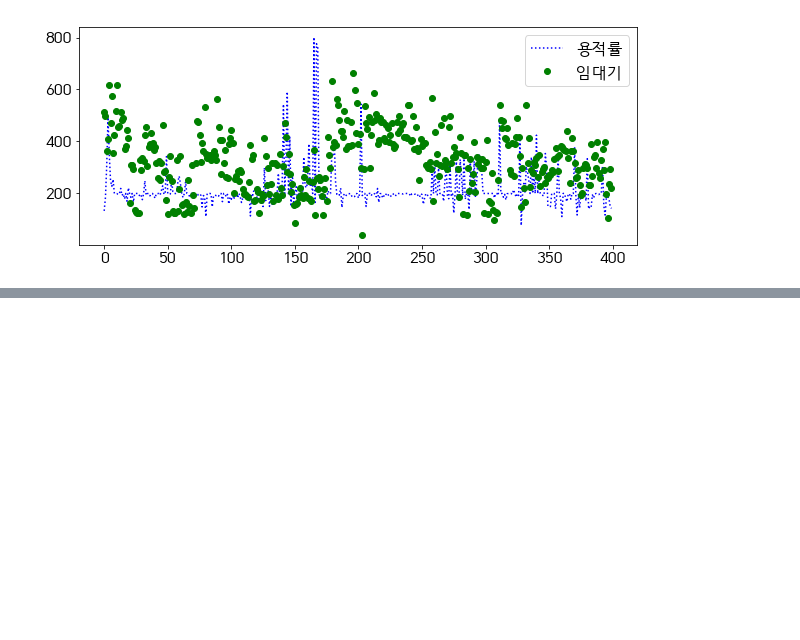
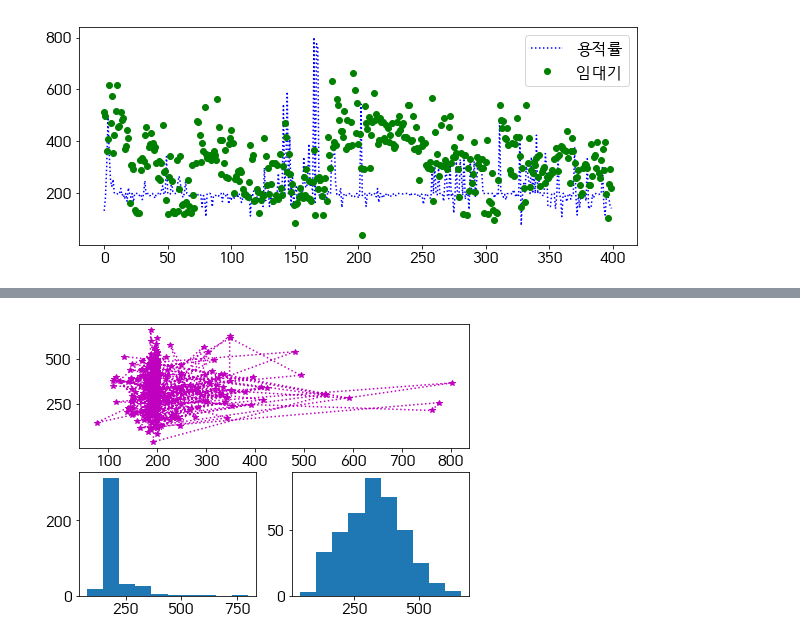
Before and after one commit to BerniceLee/ywpython, a Jupyter notebook: 0618_matplotlib.ipynb, the cells around one changed output, grey strips where cells are left out. Cells and saved outputs as stored; diff of their text form; code cells hidden in the pictures; blank space fills up the shorter version.

```diff
--- a/0618_matplotlib.ipynb
+++ b/0618_matplotlib.ipynb
@@ -394,0 +431,12 @@ plt.show()
+# %%
+plt.figure(figsize=(7,5))
+plt.subplot(223)
+
+plt.hist(df.FAR, bins=10)
+plt.subplot(224)
+plt.hist(df.Price, bins=10)
+plt.subplot(211)
+plt.plot(df.FAR, df.Price, "m*:")
+plt.show()
+# %% [output]
+[figure, added]
```
Also changed, not shown: parts of 25 cells of this notebook.
